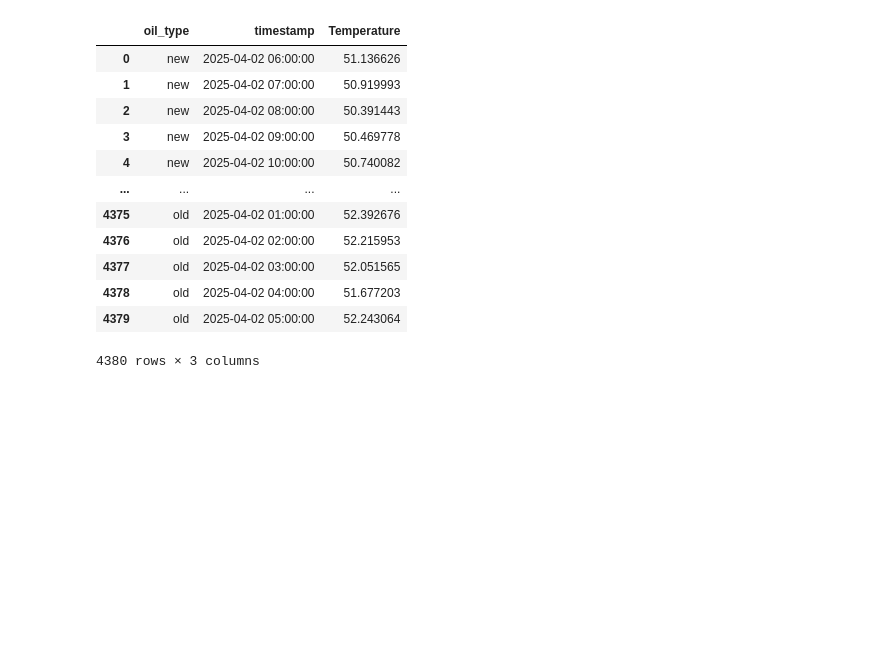
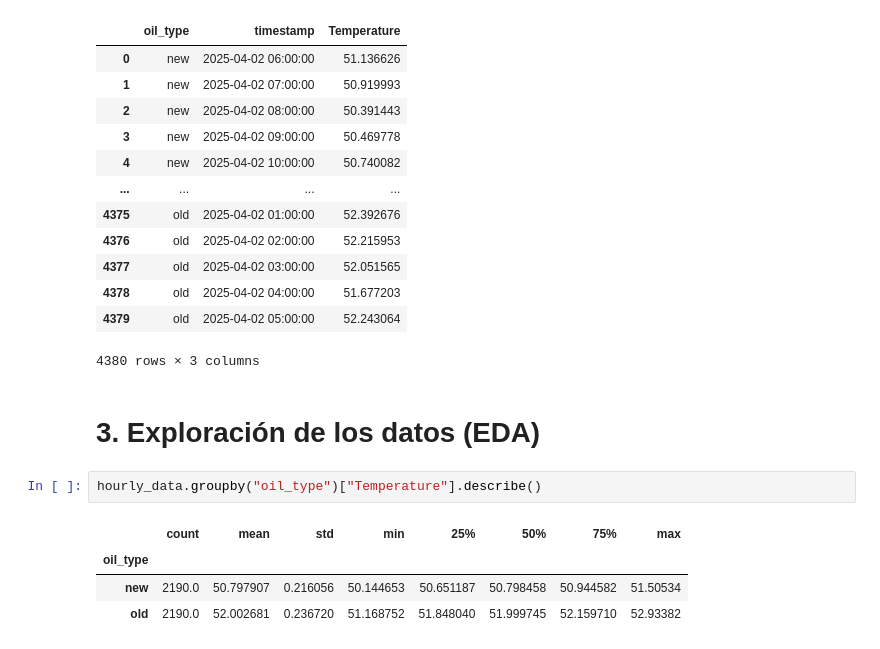
Before and after one commit to ML-CU/Proyectos-Python, a Jupyter notebook: Estadística/P-Value/P-Value-Mining.ipynb, the cells around one changed output. Drawn from its saved outputs; the diff is of its cells as text; blank space fills up the shorter version.

```diff
--- a/Estadística/P-Value/P-Value-Mining.ipynb
+++ b/Estadística/P-Value/P-Value-Mining.ipynb
@@ -264,3 +264,12 @@ hourly_data
 | 4378 | old | 2025-04-02 04:00:00 | 51.677203 |
 | 4379 | old | 2025-04-02 05:00:00 | 52.243064 |
 4380 rows × 3 columns
+# %% [markdown]
+# 3. Exploración de los datos (EDA)
+# %%
+hourly_data.groupby("oil_type")["Temperature"].describe()
+# %% [output]
+|  | count | mean | std | min | 25% | 50% | 75% | max |
+| oil_type |  |  |  |  |  |  |  |  |
+| new | 2190.0 | 50.797907 | 0.216056 | 50.144653 | 50.651187 | 50.798458 | 50.944582 | 51.50534 |
+| old | 2190.0 | 52.002681 | 0.236720 | 51.168752 | 51.848040 | 51.999745 | 52.159710 | 52.93382 |
```
Also changed, not shown: parts of 20 cells of this notebook.
